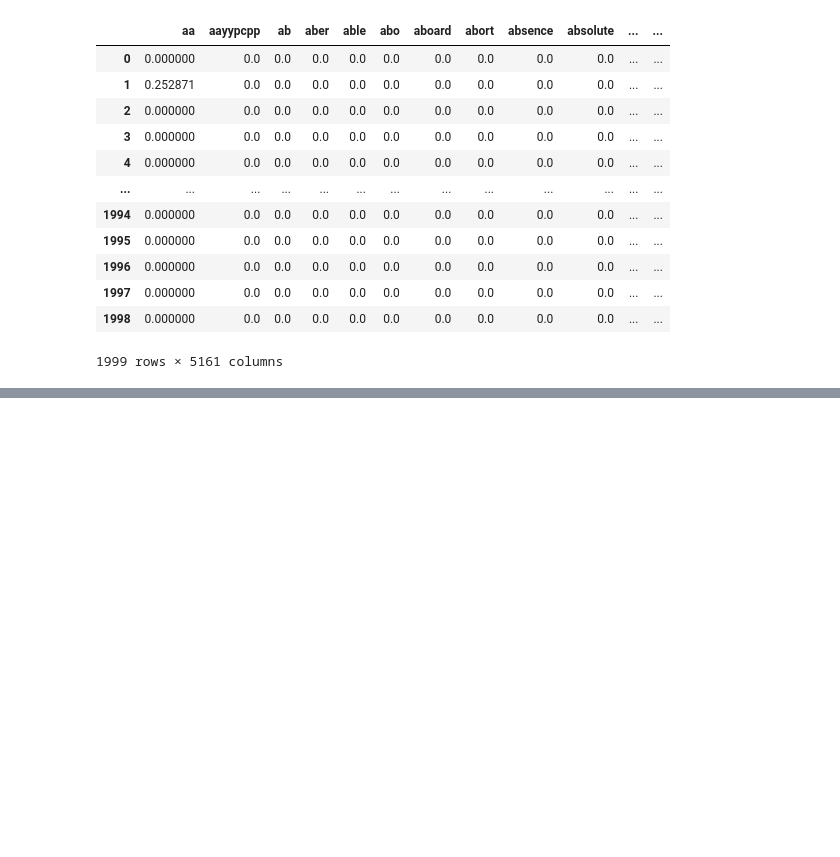
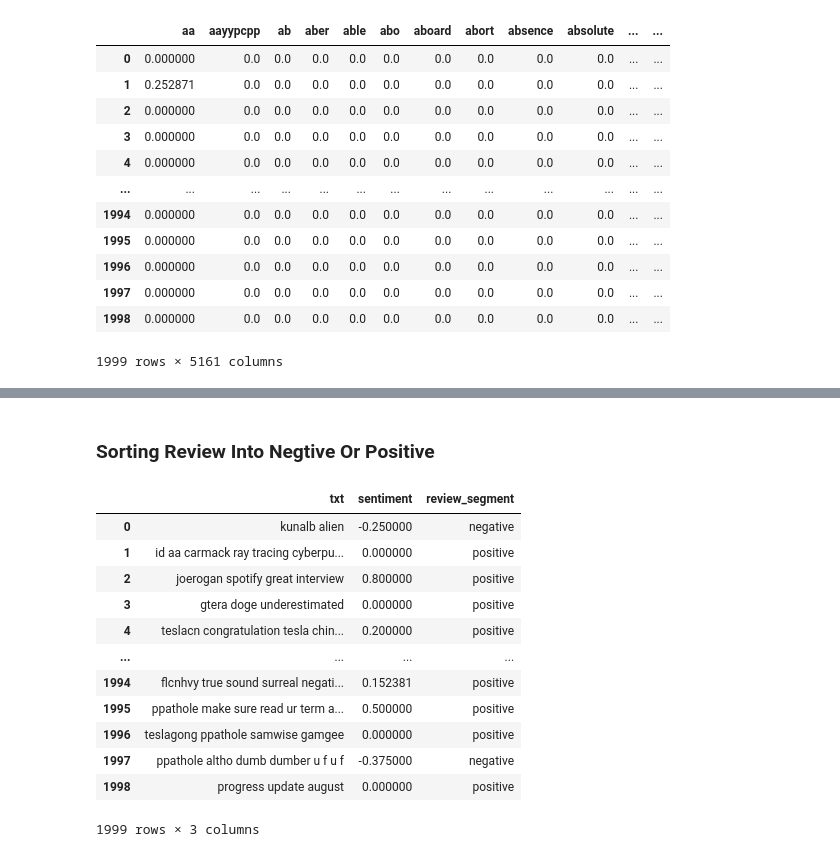
Before and after one commit to kunal-mallick/Data-Science-Assignments, a Jupyter notebook: Assignment_11_Text Mining/Code/Q1_Elon_musk.ipynb, the cells around one changed output, grey strips where cells are left out. Drawn from its saved outputs; the diff is of its cells as text; code cells hidden in the pictures; blank space fills up the shorter version.

```diff
--- a/Assignment_11_Text Mining/Code/Q1_Elon_musk.ipynb
+++ b/Assignment_11_Text Mining/Code/Q1_Elon_musk.ipynb
@@ -203,0 +253,2 @@ tf_idf
+# %% [markdown]
+### Sorting Review Into Negtive Or Positive
@@ -203,0 +263,18 @@ tf_idf
+# %%
+df_corpus['review_segment']=df_corpus['sentiment'].apply(assign_Result)
+
+df_corpus
+# %% [output]
+|  | txt | sentiment | review_segment |
+| 0 | kunalb alien | -0.250000 | negative |
+| 1 | id aa carmack ray tracing cyberpu... | 0.000000 | positive |
+| 2 | joerogan spotify great interview | 0.800000 | positive |
+| 3 | gtera doge underestimated | 0.000000 | positive |
+| 4 | teslacn congratulation tesla chin... | 0.200000 | positive |
+| ... | ... | ... | ... |
+| 1994 | flcnhvy true sound surreal negati... | 0.152381 | positive |
+| 1995 | ppathole make sure read ur term a... | 0.500000 | positive |
+| 1996 | teslagong ppathole samwise gamgee | 0.000000 | positive |
+| 1997 | ppathole altho dumb dumber u f u f | -0.375000 | negative |
+| 1998 | progress update august | 0.000000 | positive |
+1999 rows × 3 columns
```
Also changed, not shown: parts of 8 cells of this notebook.
